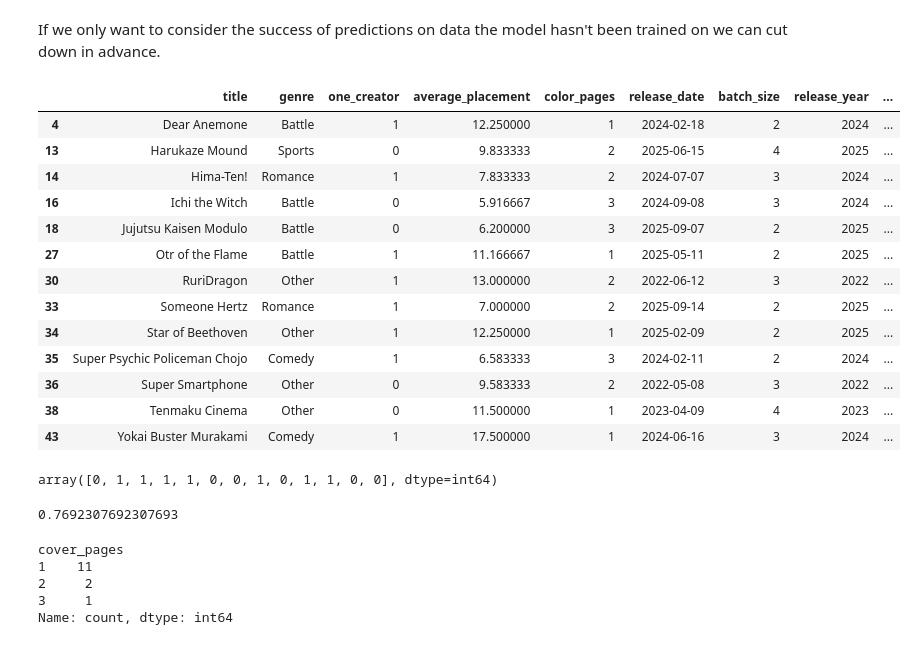
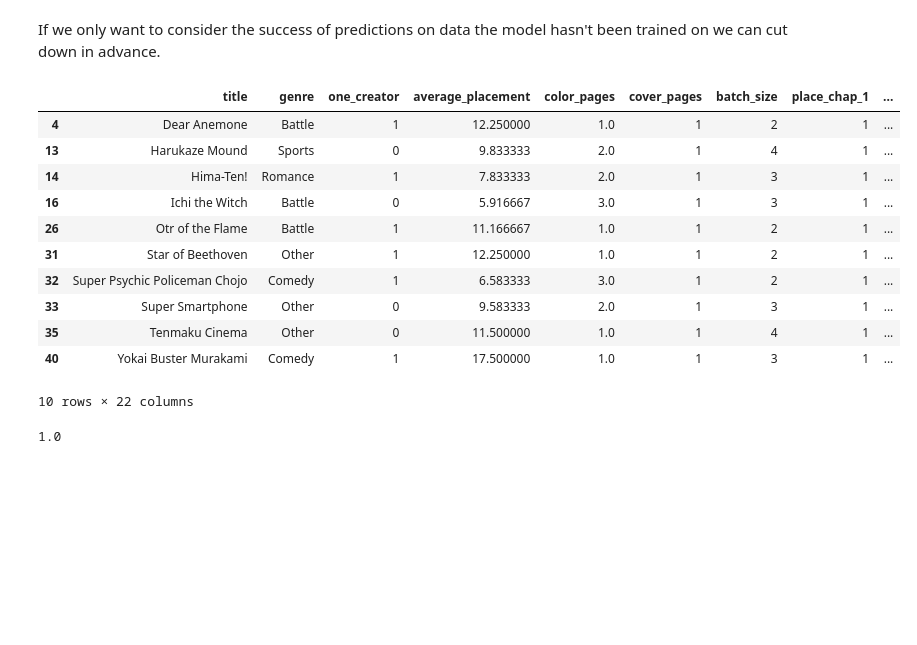
Before and after one commit to DevinGent/shonen-jump-sql, a Jupyter notebook: model_testing.ipynb, the cells around one changed output. Cells and saved outputs as stored; diff of their text form; code cells hidden in the pictures; blank space fills up the shorter version.

```diff
--- a/model_testing.ipynb
+++ b/model_testing.ipynb
@@ -56,0 +55,4 @@ np.random.seed(1)
+# %%
+with open(r'classifiers\demos\03_03_2026_logisticregression.pkl', 'rb') as f:
+    loader = pickle.load(f)
+loader
@@ -56,0 +85,5 @@ np.random.seed(1)
+# %%
+basis_size=loader['Basis Size']
+success_criteria=loader['Success Criteria']
+# Displaying the basis size and success criteria of the saved model.
+(basis_size,success_criteria)
@@ -56,0 +92,3 @@ np.random.seed(1)
+# %%
+fitted_on=loader['Fitted On']
+fitted_on
@@ -162,2 +328,3 @@ memory usage: 2.8+ KB
 # %%
-df.dropna(inplace=True)
+df['success']=df['success'].fillna(0).astype(int)
+df
@@ -201,20 +350,18 @@ loaded_model=loader[0]
 # %% [markdown]
 If we only want to consider the success of predictions on data the model hasn't been trained on we can cut down in advance.
 # %%
-cut_down=df[~df['title'].isin(trained_on)].drop(columns=['success'])
+cut_down=df[~df['title'].isin(fitted_on)]
 cut_down
 # %% [output]
-|  | title | genre | one_creator | average_placement | color_pages | release_date | batch_size | release_year | ... |
-| 4 | Dear Anemone | Battle | 1 | 12.250000 | 1 | 2024-02-18 | 2 | 2024 | ... |
-| 13 | Harukaze Mound | Sports | 0 | 9.833333 | 2 | 2025-06-15 | 4 | 2025 | ... |
-| 14 | Hima-Ten! | Romance | 1 | 7.833333 | 2 | 2024-07-07 | 3 | 2024 | ... |
-| 16 | Ichi the Witch | Battle | 0 | 5.916667 | 3 | 2024-09-08 | 3 | 2024 | ... |
-| 18 | Jujutsu Kaisen Modulo | Battle | 0 | 6.200000 | 3 | 2025-09-07 | 2 | 2025 | ... |
-| 27 | Otr of the Flame | Battle | 1 | 11.166667 | 1 | 2025-05-11 | 2 | 2025 | ... |
-| 30 | RuriDragon | Other | 1 | 13.000000 | 2 | 2022-06-12 | 3 | 2022 | ... |
-| 33 | Someone Hertz | Romance | 1 | 7.000000 | 2 | 2025-09-14 | 2 | 2025 | ... |
-| 34 | Star of Beethoven | Other | 1 | 12.250000 | 1 | 2025-02-09 | 2 | 2025 | ... |
-| 35 | Super Psychic Policeman Chojo | Comedy | 1 | 6.583333 | 3 | 2024-02-11 | 2 | 2024 | ... |
-| 36 | Super Smartphone | Other | 0 | 9.583333 | 2 | 2022-05-08 | 3 | 2022 | ... |
-| 38 | Tenmaku Cinema | Other | 0 | 11.500000 | 1 | 2023-04-09 | 4 | 2023 | ... |
-| 43 | Yokai Buster Murakami | Comedy | 1 | 17.500000 | 1 | 2024-06-16 | 3 | 2024 | ... |
+|  | title | genre | one_creator | average_placement | color_pages | cover_pages | batch_size | place_chap_1 | ... |
+| 4 | Dear Anemone | Battle | 1 | 12.250000 | 1.0 | 1 | 2 | 1 | ... |
+| 13 | Harukaze Mound | Sports | 0 | 9.833333 | 2.0 | 1 | 4 | 1 | ... |
+| 14 | Hima-Ten! | Romance | 1 | 7.833333 | 2.0 | 1 | 3 | 1 | ... |
+| 16 | Ichi the Witch | Battle | 0 | 5.916667 | 3.0 | 1 | 3 | 1 | ... |
+| 26 | Otr of the Flame | Battle | 1 | 11.166667 | 1.0 | 1 | 2 | 1 | ... |
+| 31 | Star of Beethoven | Other | 1 | 12.250000 | 1.0 | 1 | 2 | 1 | ... |
+| 32 | Super Psychic Policeman Chojo | Comedy | 1 | 6.583333 | 3.0 | 1 | 2 | 1 | ... |
+| 33 | Super Smartphone | Other | 0 | 9.583333 | 2.0 | 1 | 3 | 1 | ... |
+| 35 | Tenmaku Cinema | Other | 0 | 11.500000 | 1.0 | 1 | 4 | 1 | ... |
+| 40 | Yokai Buster Murakami | Comedy | 1 | 17.500000 | 1.0 | 1 | 3 | 1 | ... |
+10 rows × 22 columns
@@ -221,16 +371,4 @@ cut_down
 # %%
-loaded_model.predict(cut_down)
+loaded_model.score(X,y)
 # %% [output]
-array([0, 1, 1, 1, 1, 0, 0, 1, 0, 1, 1, 0, 0], dtype=int64)
+1.0
-# %%
-loaded_model.score(cut_down,df[~df['title'].isin(trained_on)]['success'])
-# %% [output]
-0.7692307692307693
-# %%
-complex_data.value_counts('cover_pages')
-# %% [output]
-cover_pages
-1    11
-2     2
-3     1
-Name: count, dtype: int64
```
Also changed, not shown: parts of 47 cells of this notebook, 5 other files.
